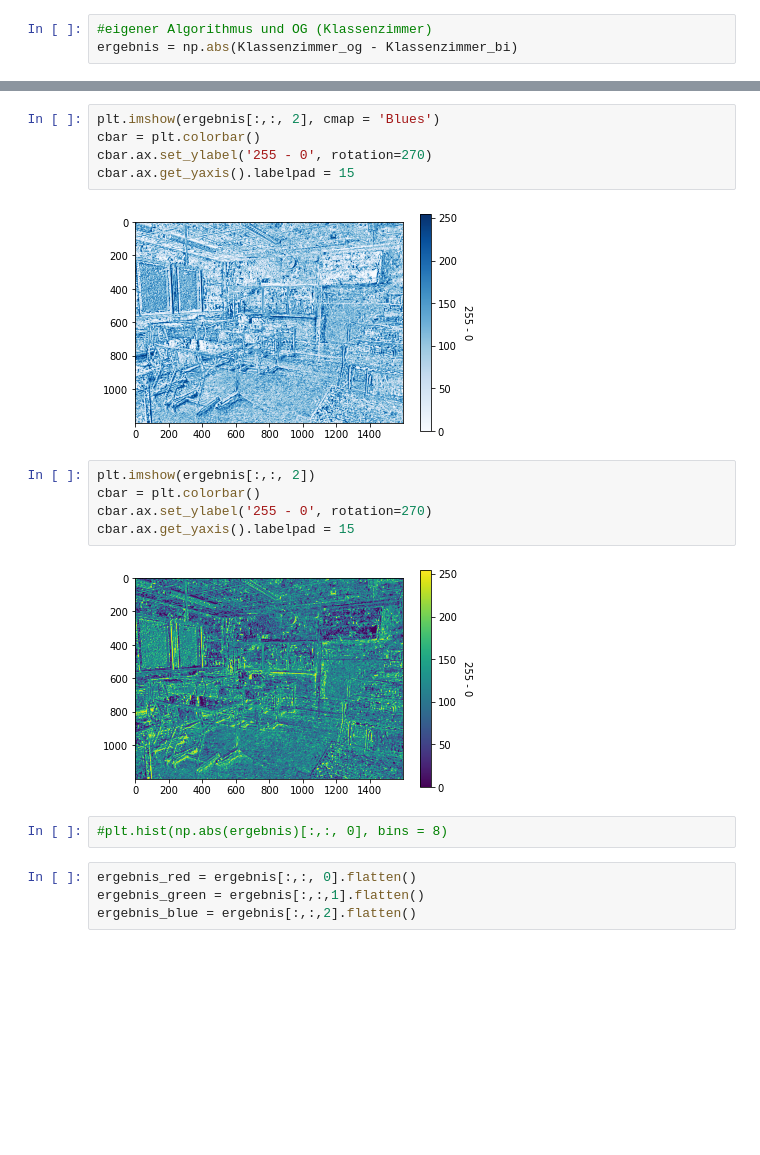
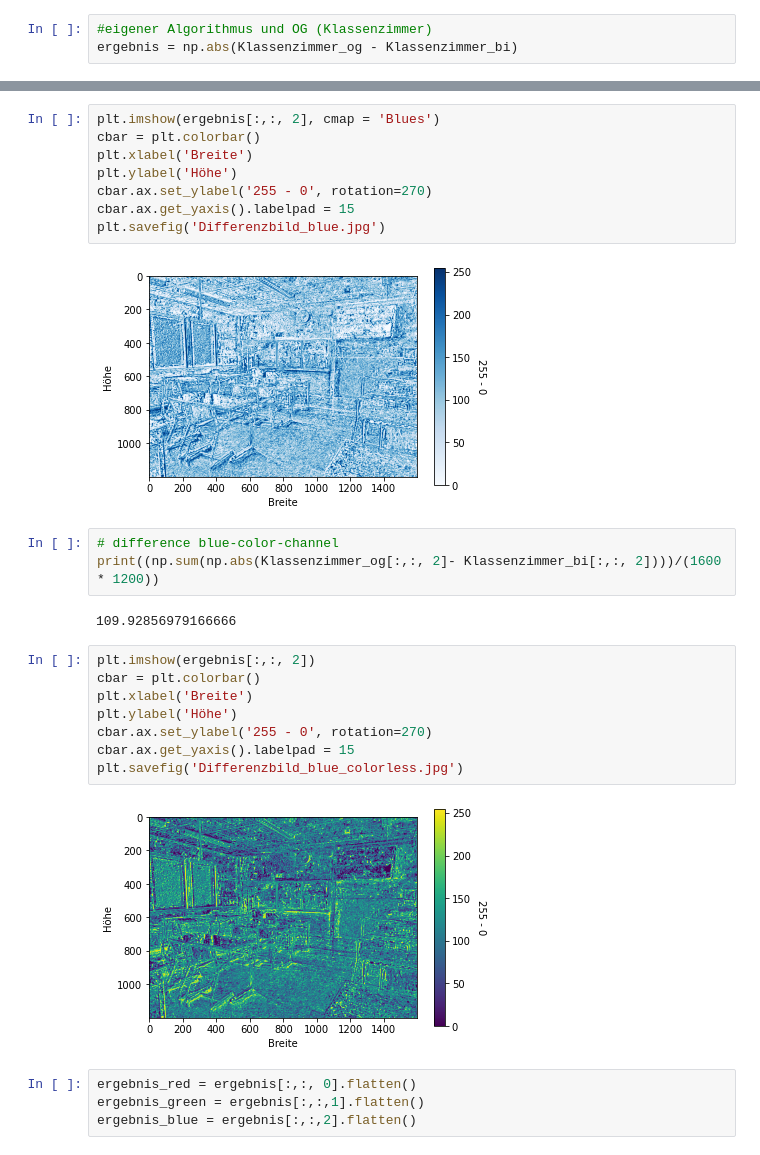
Before and after one commit to JeromePerleth/Bilineare-Interpolation, a Jupyter notebook: bilineare_Differenz.ipynb, the cells around one changed output, grey strips where cells are left out. Drawn from its saved outputs; the diff is of its cells as text; blank space fills up the shorter version.

```diff
--- a/bilineare_Differenz.ipynb
+++ b/bilineare_Differenz.ipynb
@@ -88,19 +113,28 @@ cbar.ax.get_yaxis().labelpad = 15
 # %%
 plt.imshow(ergebnis[:,:, 2], cmap = 'Blues')
 cbar = plt.colorbar()
+plt.xlabel('Breite')
+plt.ylabel('Höhe')
 cbar.ax.set_ylabel('255 - 0', rotation=270)
 cbar.ax.get_yaxis().labelpad = 15
+plt.savefig('Differenzbild_blue.jpg')
 # %% [output]
-[figure, old version]
+[figure, new version]
+# %%
+# difference blue-color-channel
+print((np.sum(np.abs(Klassenzimmer_og[:,:, 2]- Klassenzimmer_bi[:,:, 2])))/(1600 * 1200))
+# %% [output]
+109.92856979166666
 # %%
 plt.imshow(ergebnis[:,:, 2])
 cbar = plt.colorbar()
+plt.xlabel('Breite')
+plt.ylabel('Höhe')
 cbar.ax.set_ylabel('255 - 0', rotation=270)
 cbar.ax.get_yaxis().labelpad = 15
+plt.savefig('Differenzbild_blue_colorless.jpg')
 # %% [output]
-[figure, old version]
+[figure, new version]
-# %%
-#plt.hist(np.abs(ergebnis)[:,:, 0], bins = 8)
 # %%
 ergebnis_red = ergebnis[:,:, 0].flatten()
 ergebnis_green = ergebnis[:,:,1].flatten()
```
Also changed, not shown: parts of 18 cells of this notebook, 15 other files.
